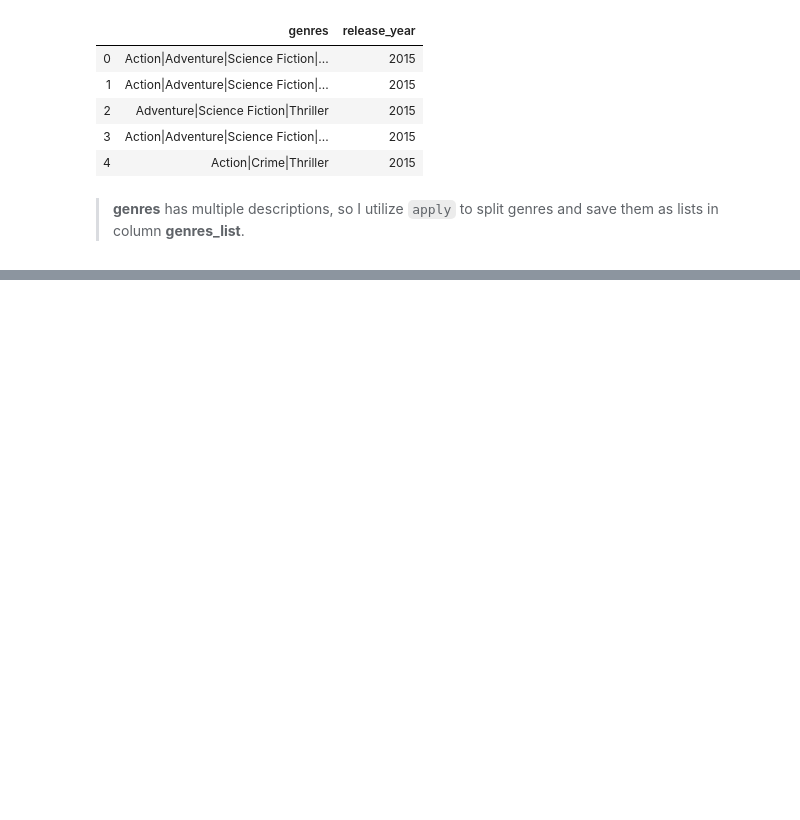
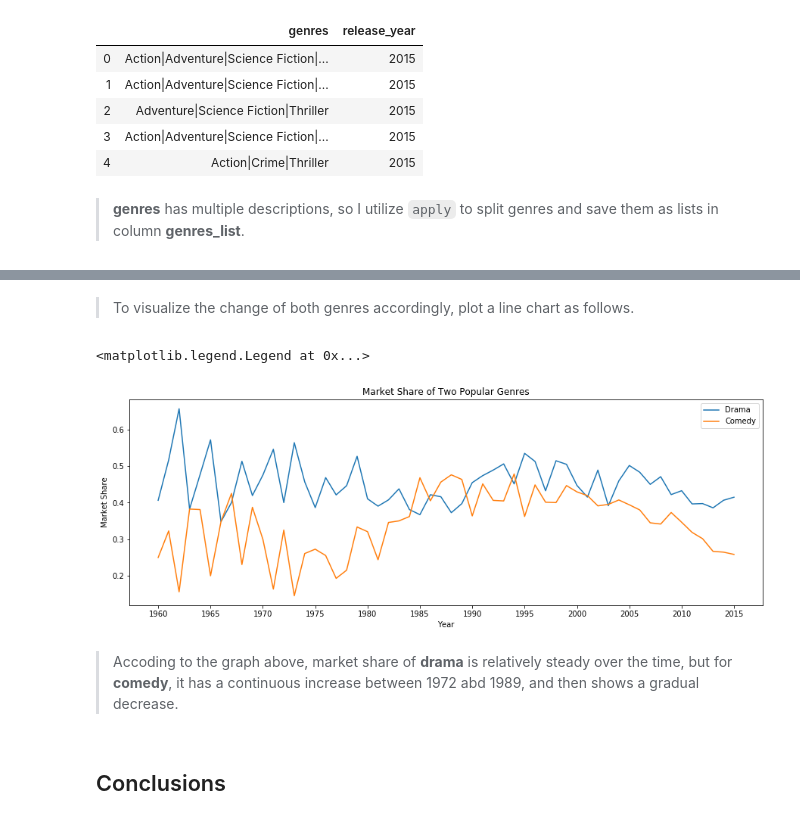
Before and after one commit to Hiiiua/Udacity_DA, a Jupyter notebook: proj2.ipynb, the cells around one changed output, grey strips where cells are left out. Drawn from its saved outputs; the diff is of its cells as text; code cells hidden in the pictures; blank space fills up the shorter version.

```diff
--- a/proj2.ipynb
+++ b/proj2.ipynb
@@ -299,0 +197,40 @@ To discuss popular genres,
+# %%
+#Total number of movies produce in each year
+yearly_movie_n = df.groupby('release_year')['genres'].count()
+# %%
+#Get the percentage of drama and comedy of each year
+for key in yearly_summary:
+    year_drama_ratio = {}
+    year_comedy_ratio = {}
+    for year in yearly_summary.keys():
+        year_drama = yearly_summary[year]['Drama']
+        year_comedy = yearly_summary[year]['Comedy']
+        year_drama_ratio[year] = year_drama/yearly_movie_n[int(year)]
+        year_comedy_ratio[year] = year_comedy/yearly_movie_n[int(year)]
+# %% [markdown]
+>To visualize the change of both genres accordingly, plot a line chart as follows.
+# %%
+x = list(year_drama_ratio.keys())
+y_drama = list(year_drama_ratio.values())
+y_comedy = list(year_comedy_ratio.values())
+
+plt.figure(figsize=(15,5))
+plt.plot(x, y_drama,label='Drama')
+plt.plot(x, y_comedy, label='Comedy')
+
+xtick = x[::5]
+plt.xticks(xtick)
+
+plt.xlabel('Year')
+plt.ylabel('Market Share')
+
+plt.title('Market Share of Two Popular Genres')
+plt.legend()
+# %% [output]
+<matplotlib.legend.Legend at 0x...>
+[figure, added]
+# %% [markdown]
+>Accoding to the graph above, market share of **drama** is relatively steady over the time, but for **comedy**, it has a continuous increase between 1972 abd 1989, and then shows a gradual decrease.
+# %% [markdown]
+<a id='conclusions'></a>
+## Conclusions
```
Also changed, not shown: parts of 54 cells of this notebook.
